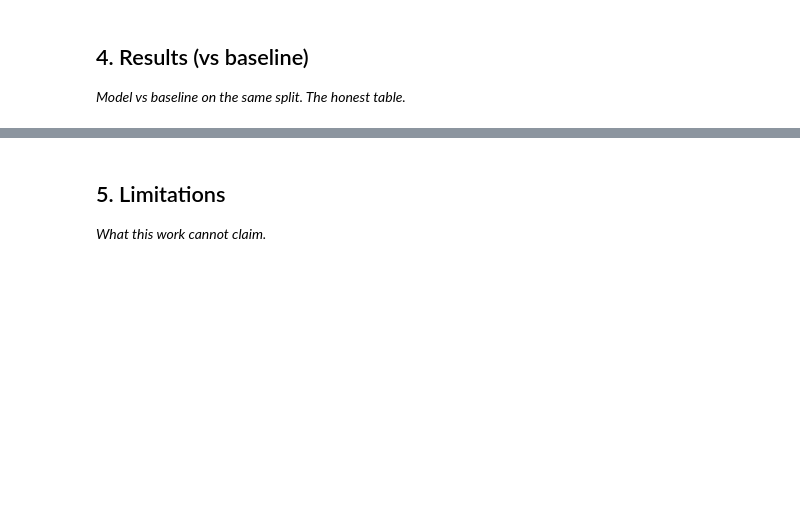
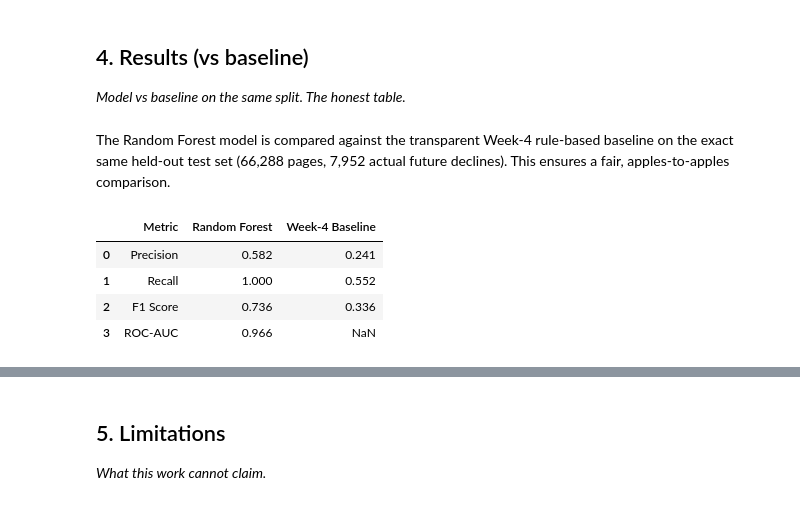
Before and after one commit to ShardhaBatra/flyrank-ml-internship, a Jupyter notebook: work/notebooks/capstone.ipynb, the cells around one changed output, grey strips where cells are left out. Cells and saved outputs as stored; diff of their text form; code cells hidden in the pictures; blank space fills up the shorter version.

```diff
--- a/work/notebooks/capstone.ipynb
+++ b/work/notebooks/capstone.ipynb
@@ -1073,3 +974,25 @@ hello
 ## 4. Results (vs baseline)
 
 *Model vs baseline on the same split. The honest table.*
+# %% [markdown]
+
+
+The Random Forest model is compared against the transparent Week-4 rule-based
+baseline on the exact same held-out test set (66,288 pages, 7,952 actual
+future declines). This ensures a fair, apples-to-apples comparison.
+# %%
+import pandas as pd
+
+results_comparison = pd.DataFrame({
+    "Metric": ["Precision", "Recall", "F1 Score", "ROC-AUC"],
+    "Random Forest": [0.582, 1.000, 0.736, 0.966],
+    "Week-4 Baseline": [0.241, 0.552, 0.336, None]
+})
+
+results_comparison
+# %% [output]
+|  | Metric | Random Forest | Week-4 Baseline |
+| 0 | Precision | 0.582 | 0.241 |
+| 1 | Recall | 1.000 | 0.552 |
+| 2 | F1 Score | 0.736 | 0.336 |
+| 3 | ROC-AUC | 0.966 | NaN |
```
Also changed, not shown: parts of 30 cells of this notebook.
